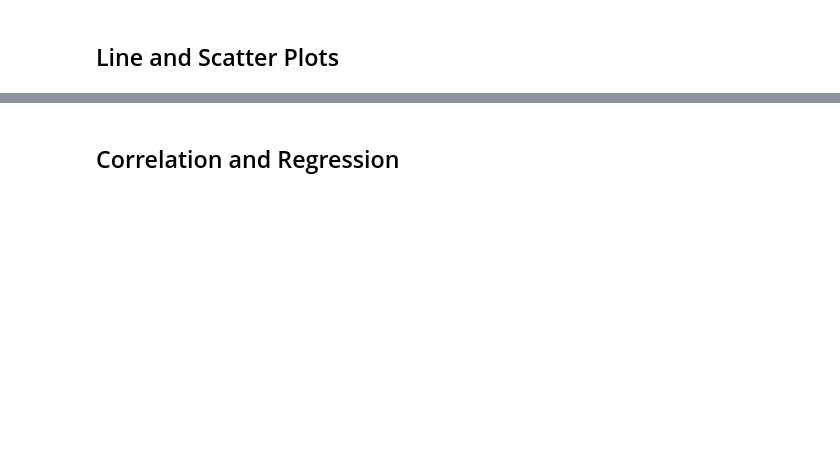
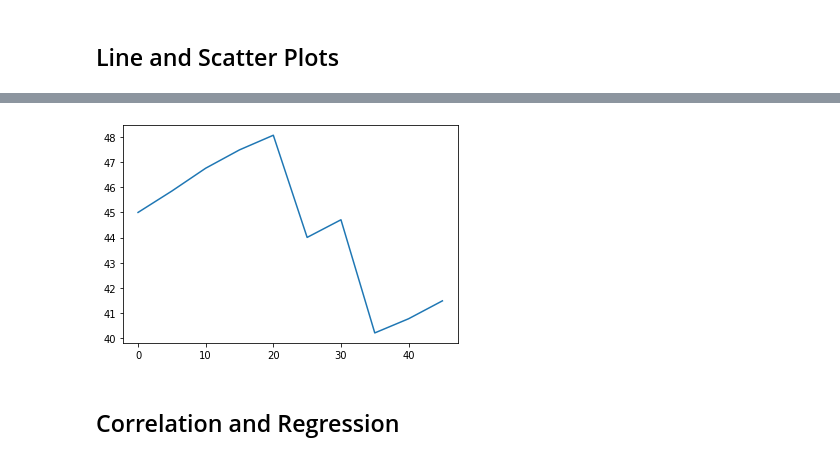
Before and after one commit to mattyk33/Pymaceuticals-Matplotlib, a Jupyter notebook: Pymaceuticals/pymaceuticals_starter.ipynb, the cells around one changed output, grey strips where cells are left out. Saved outputs shown, nothing was run; the diff lists cells and outputs as text; code cells hidden in the pictures; blank space fills up the shorter version.

```diff
--- a/Pymaceuticals/pymaceuticals_starter.ipynb
+++ b/Pymaceuticals/pymaceuticals_starter.ipynb
@@ -297,3 +326,7 @@ iqr = upperq-lowerq
 ## Line and Scatter Plots
 # %%
 # Generate a line plot of tumor volume vs. time point for a mouse treated with Capomulin
+
+# Create a dataframe for only Capomulin
+capomulin = clean_data.loc[clean_data["Drug Regimen"] == "Capomulin"]
+capomulin
@@ -299,0 +347,4 @@ iqr = upperq-lowerq
+# %%
+# Loc Mouse ID l509
+mouse = capomulin.loc[capomulin["Mouse ID"] == "l509"]
+mouse
@@ -300,3 +363,9 @@ iqr = upperq-lowerq
+# %%
+# Plot the line
+plt.plot(mouse["Timepoint"], mouse["Tumor Volume (mm3)"])
+plt.show()
+# %% [output]
+[figure, added]
 # %%
 # Generate a scatter plot of average tumor volume vs. mouse weight for the Capomulin regimen
 # %% [markdown]
```
Also changed, not shown: parts of 4 cells of this notebook.
